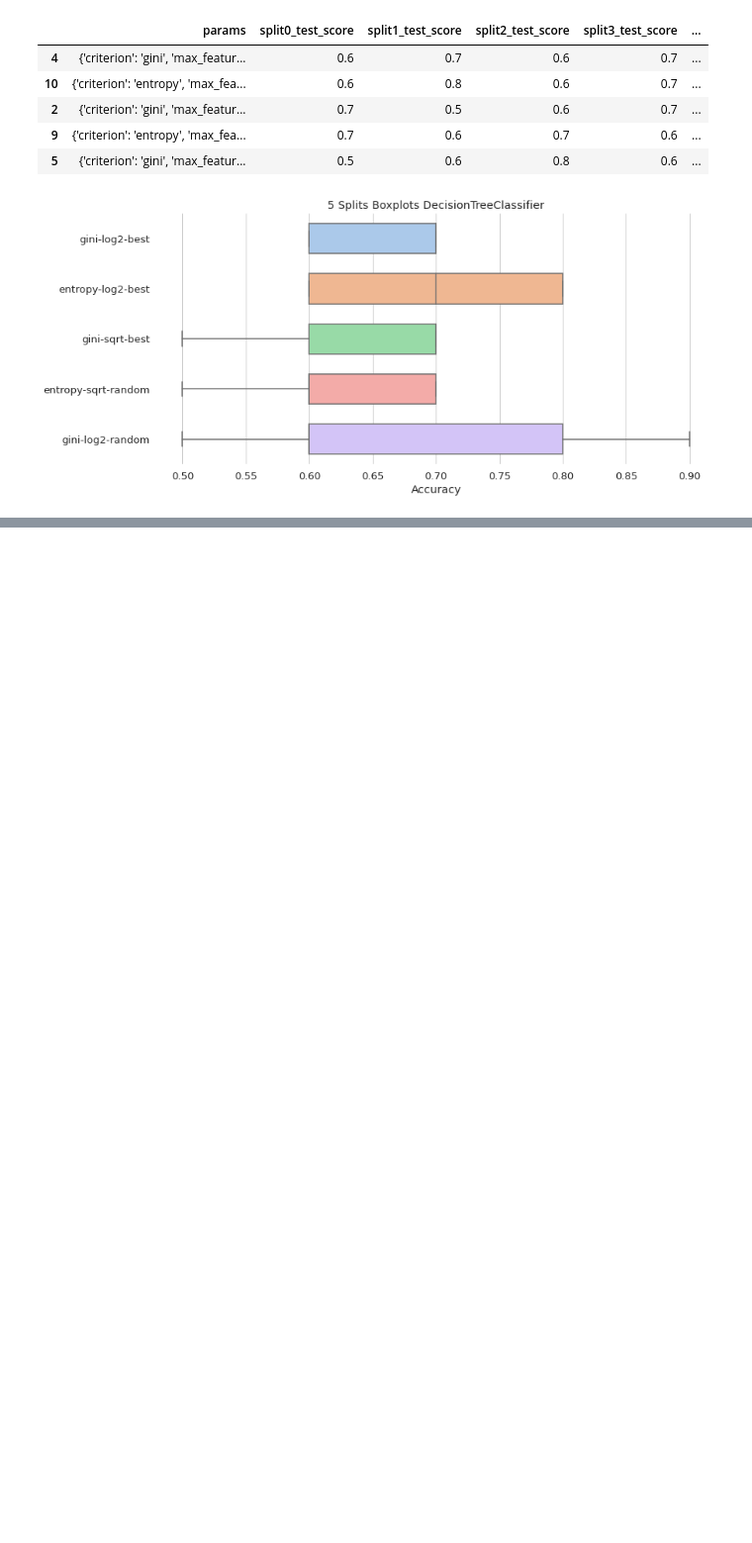
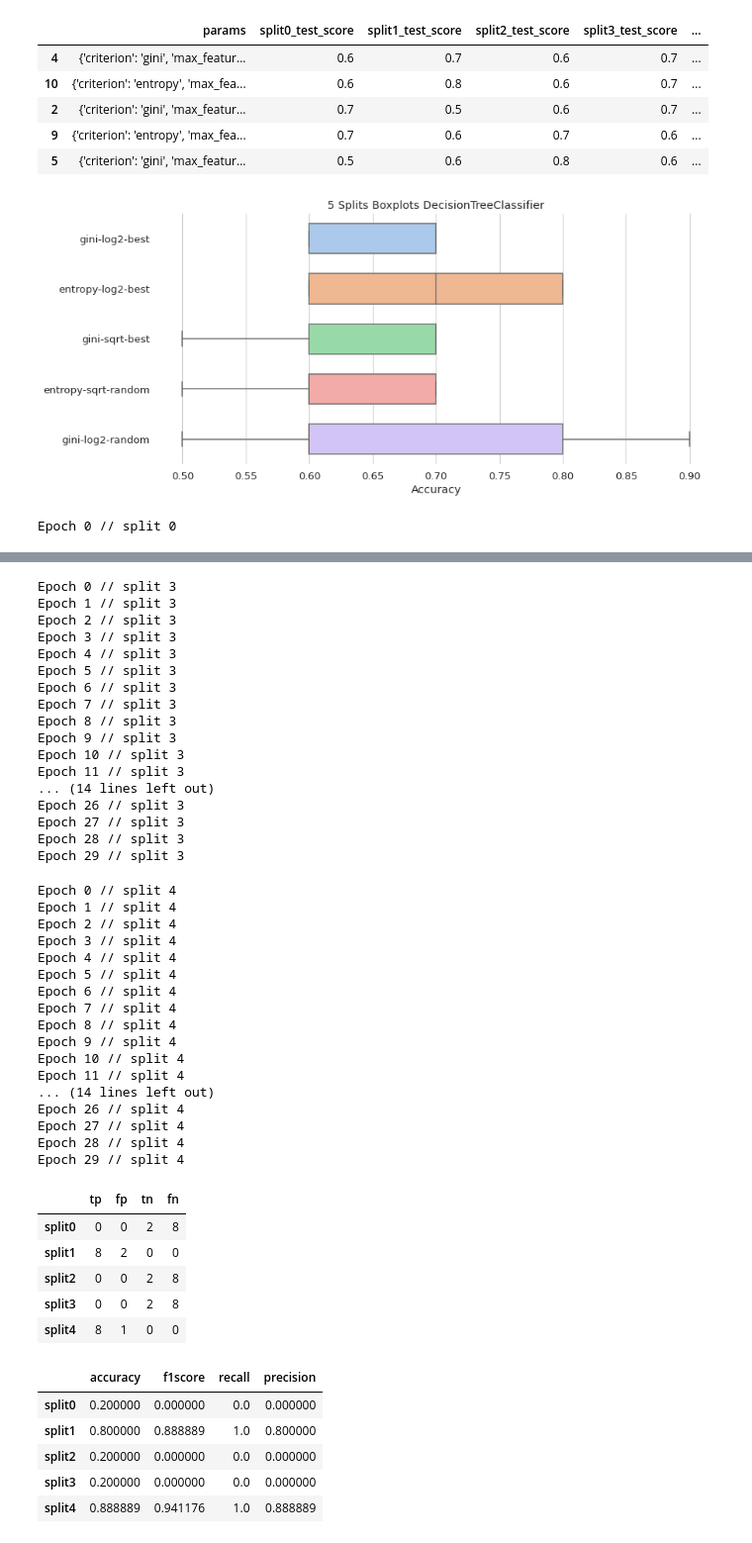
Before and after one commit to Stebf-22/PSIV, a Jupyter notebook: 02-Cancer_diagnosis/code/ML_UNET.ipynb, the cells around one changed output, grey strips where cells are left out. Shown: that part at 99% size. Drawn from its saved outputs; the diff is of its cells as text; code cells hidden in the pictures; blank space fills up the shorter version.

```diff
--- a/02-Cancer_diagnosis/code/ML_UNET.ipynb
+++ b/02-Cancer_diagnosis/code/ML_UNET.ipynb
@@ -128,0 +189,4 @@ results(X_data_curated,y_data_curated,'DT', 5)
+# %%
+results_deep(X_data_curated, y_data_curated, "C:/Users/Usuario/Desktop/Uni/DataDaniMAPSIV/PSIV/02-Cancer_diagnosis/code/unet_segment.pth", 5,epochs=30,  LR=1e-3)
+# %% [output]
+Epoch 0 // split 0
@@ -128,0 +244,46 @@ results(X_data_curated,y_data_curated,'DT', 5)
+Epoch 0 // split 3
+Epoch 1 // split 3
+Epoch 2 // split 3
+Epoch 3 // split 3
+Epoch 4 // split 3
+Epoch 5 // split 3
+Epoch 6 // split 3
+Epoch 7 // split 3
+Epoch 8 // split 3
+Epoch 9 // split 3
+Epoch 10 // split 3
+Epoch 11 // split 3
+... (14 lines left out)
+Epoch 26 // split 3
+Epoch 27 // split 3
+Epoch 28 // split 3
+Epoch 29 // split 3
+Epoch 0 // split 4
+Epoch 1 // split 4
+Epoch 2 // split 4
+Epoch 3 // split 4
+Epoch 4 // split 4
+Epoch 5 // split 4
+Epoch 6 // split 4
+Epoch 7 // split 4
+Epoch 8 // split 4
+Epoch 9 // split 4
+Epoch 10 // split 4
+Epoch 11 // split 4
+... (14 lines left out)
+Epoch 26 // split 4
+Epoch 27 // split 4
+Epoch 28 // split 4
+Epoch 29 // split 4
+|  | tp | fp | tn | fn |
+| split0 | 0 | 0 | 2 | 8 |
+| split1 | 8 | 2 | 0 | 0 |
+| split2 | 0 | 0 | 2 | 8 |
+| split3 | 0 | 0 | 2 | 8 |
+| split4 | 8 | 1 | 0 | 0 |
+|  | accuracy | f1score | recall | precision |
+| split0 | 0.200000 | 0.000000 | 0.0 | 0.000000 |
+| split1 | 0.800000 | 0.888889 | 1.0 | 0.800000 |
+| split2 | 0.200000 | 0.000000 | 0.0 | 0.000000 |
+| split3 | 0.200000 | 0.000000 | 0.0 | 0.000000 |
+| split4 | 0.888889 | 0.941176 | 1.0 | 0.888889 |
```
Also changed, not shown: parts of 6 cells of this notebook, 3 other files.
